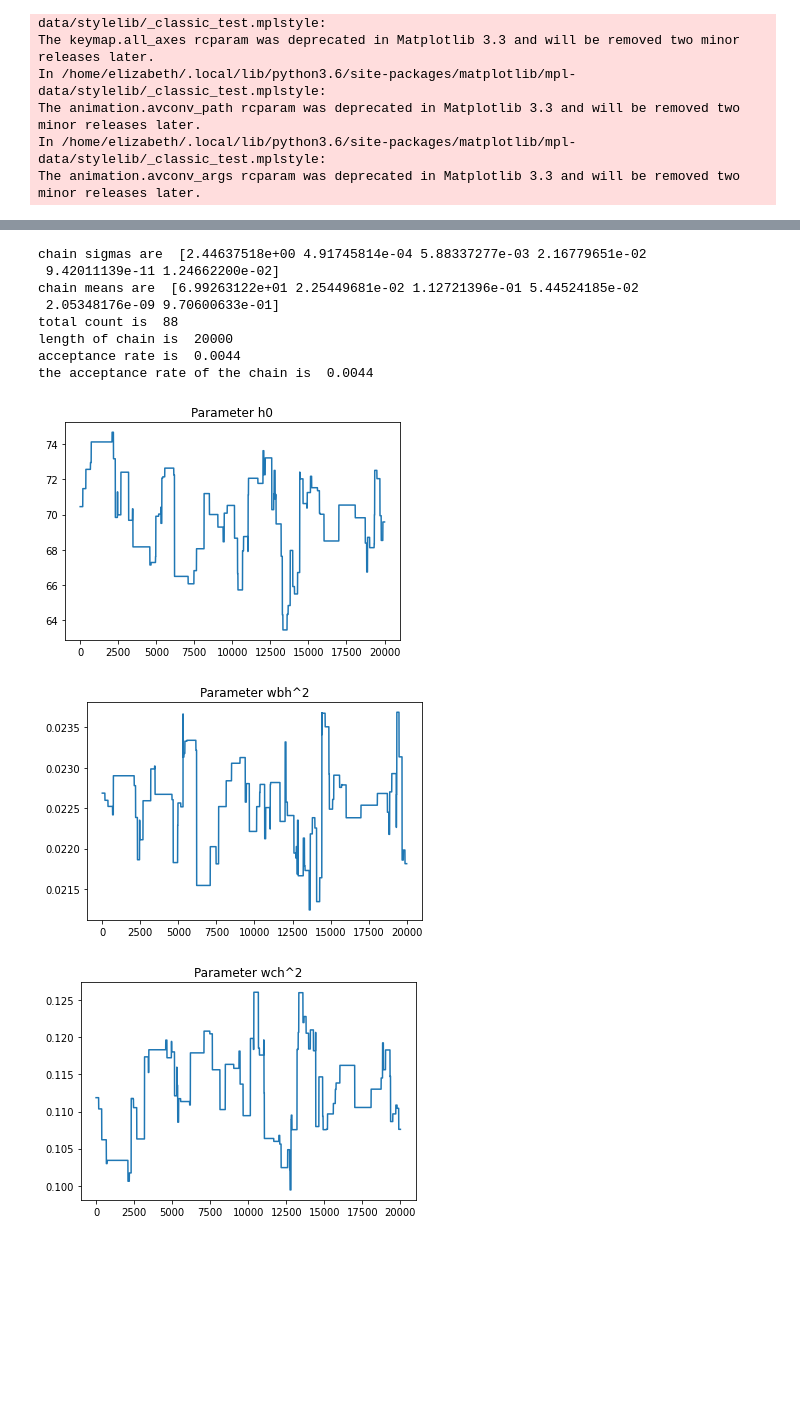
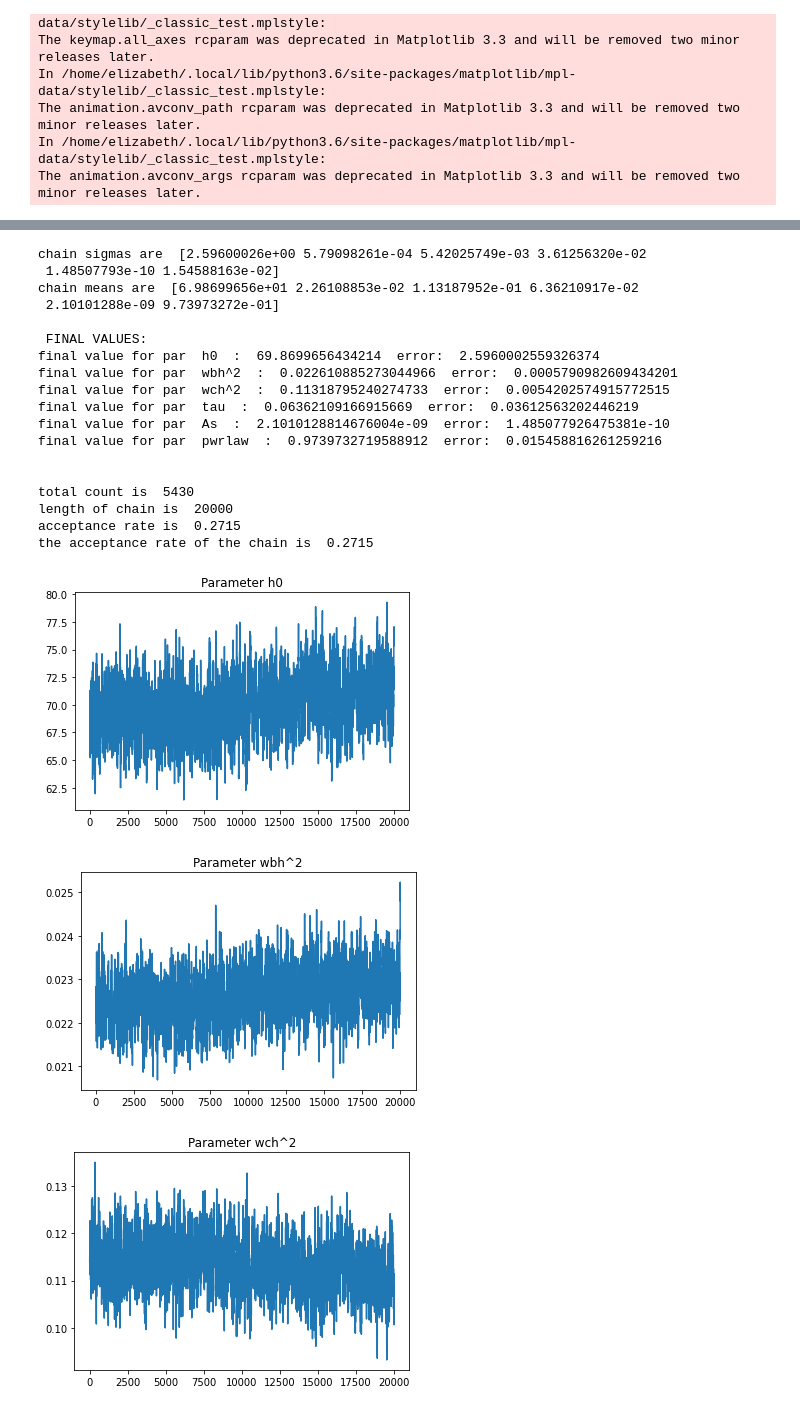
Before and after one commit to lizzord/phys512hw, a Jupyter notebook: problemset3/question4.ipynb, the cells around one changed output, grey strips where cells are left out. Saved outputs shown, nothing was run; the diff lists cells and outputs as text; code cells hidden in the pictures; blank space fills up the shorter version.

```diff
--- a/problemset3/question4.ipynb
+++ b/problemset3/question4.ipynb
@@ -207,28 +238,49 @@ chi2vec = np.loadtxt("chi2vec20k_step.txt")
 # %%
-print('chain sigmas are ', np.std(chain, axis=0))
-print('chain means are ', np.mean(chain, axis=0))
+chain = np.loadtxt("chain20k_tauseperate.txt")
+chi2vec = np.loadtxt("chi2vec20k_tauseperate.txt")
+
+chainmeans = np.mean(chain, axis=0)
+chainsigs = np.std(chain, axis=0)
+print('chain sigmas are ', chainsigs)
+print('chain means are ', chainmeans)
+
+par_lab = ['h0', 'wbh^2', 'wch^2', 'tau', 'As', 'pwrlaw']
+print('\n FINAL VALUES: ')
+for ii in range(chain.shape[1]):
+    print('final value for par ', par_lab[ii], ' : ', chainmeans[ii], ' error: ', chainsigs[ii])
+
+print('\n')
 print('the acceptance rate of the chain is ', acceptance_rate(chain))
 
-par_lab = ['h0', 'wbh^2', 'wch^2', 'tau', 'As', 'pwrlaw']
 for ii in range(len(pars)):
     mpl.figure()
     mpl.plot(chain[:, ii])
     mpl.title('Parameter ' + par_lab[ii])
     mpl.show()
 
 mpl.figure()
 mpl.plot(chi2vec)
 mpl.title('chi2 of the chain')
 mpl.show()
 # %% [output]
-chain sigmas are  [2.44637518e+00 4.91745814e-04 5.88337277e-03 2.16779651e-02
- 9.42011139e-11 1.24662200e-02]
-chain means are  [6.99263122e+01 2.25449681e-02 1.12721396e-01 5.44524185e-02
- 2.05348176e-09 9.70600633e-01]
-total count is  88
+chain sigmas are  [2.59600026e+00 5.79098261e-04 5.42025749e-03 3.61256320e-02
+ 1.48507793e-10 1.54588163e-02]
+chain means are  [6.98699656e+01 2.26108853e-02 1.13187952e-01 6.36210917e-02
+ 2.10101288e-09 9.73973272e-01]
+
+ FINAL VALUES:
+final value for par  h0  :  69.8699656434214  error:  2.5960002559326374
+final value for par  wbh^2  :  0.022610885273044966  error:  0.0005790982609434201
+final value for par  wch^2  :  0.11318795240274733  error:  0.0054202574915772515
+final value for par  tau  :  0.06362109166915669  error:  0.03612563202446219
+final value for par  As  :  2.1010128814676004e-09  error:  1.485077926475381e-10
+final value for par  pwrlaw  :  0.9739732719588912  error:  0.015458816261259216
+
+
+total count is  5430
 length of chain is  20000
-acceptance rate is  0.0044
-the acceptance rate of the chain is  0.0044
+acceptance rate is  0.2715
+the acceptance rate of the chain is  0.2715
-[figure, old version]
+[figure, new version]
-[figure, old version]
+[figure, new version]
-[figure, old version]
+[figure, new version]
```
Also changed, not shown: parts of 21 cells of this notebook.
